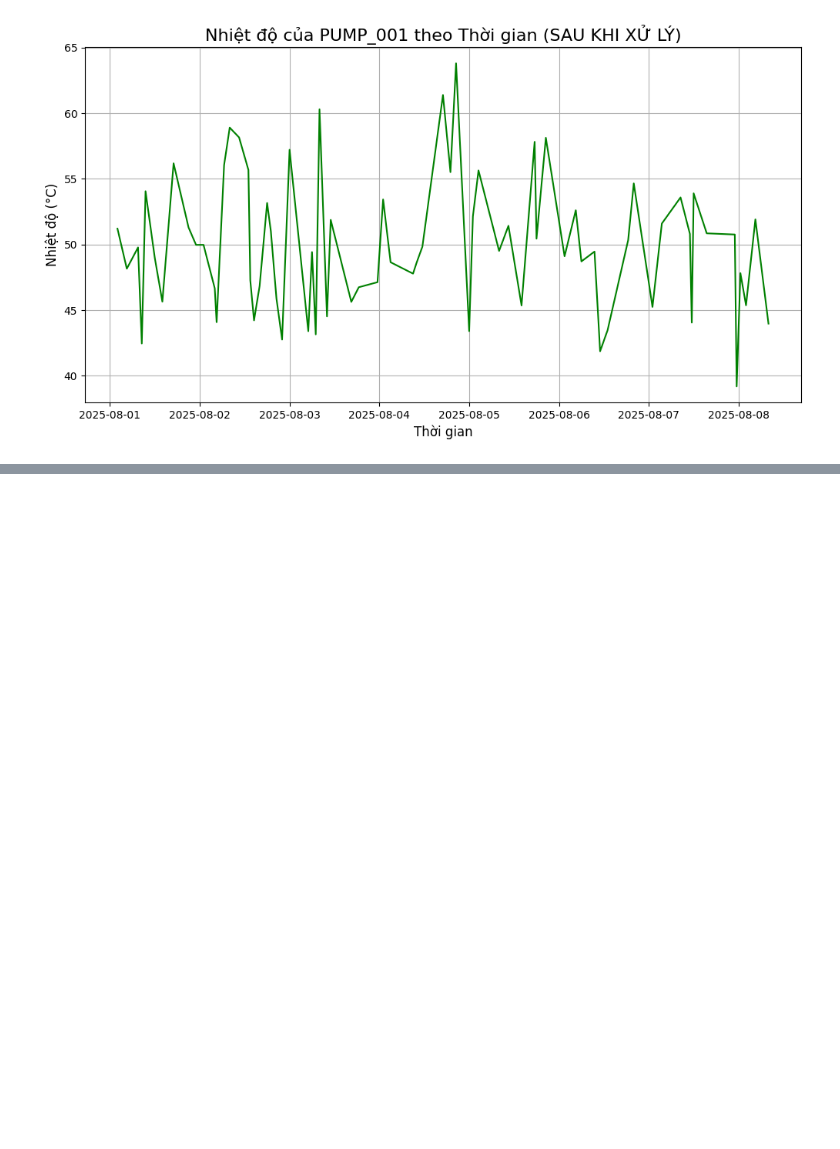
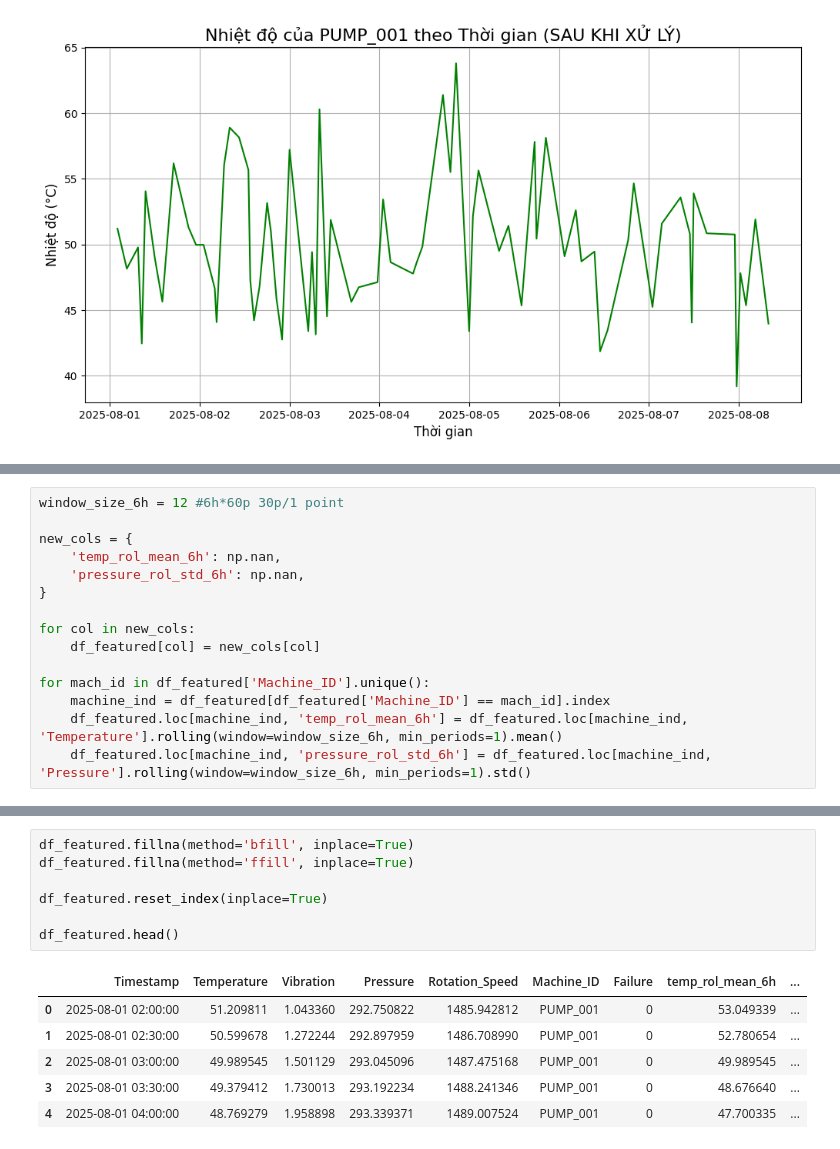
Before and after one commit to nmhkha/dm-project, a Jupyter notebook: pre.ipynb, the cells around one changed output, grey strips where cells are left out. Cells and saved outputs as stored; diff of their text form; blank space fills up the shorter version.

```diff
--- a/pre.ipynb
+++ b/pre.ipynb
@@ -270,0 +277,15 @@ plt.show()
+# %%
+window_size_6h = 12 #6h*60p 30p/1 point
+
+new_cols = {
+    'temp_rol_mean_6h': np.nan,
+    'pressure_rol_std_6h': np.nan,
+}
+
+for col in new_cols:
+    df_featured[col] = new_cols[col]
+
+for mach_id in df_featured['Machine_ID'].unique():
+    machine_ind = df_featured[df_featured['Machine_ID'] == mach_id].index
+    df_featured.loc[machine_ind, 'temp_rol_mean_6h'] = df_featured.loc[machine_ind, 'Temperature'].rolling(window=window_size_6h, min_periods=1).mean()
+    df_featured.loc[machine_ind, 'pressure_rol_std_6h'] = df_featured.loc[machine_ind, 'Pressure'].rolling(window=window_size_6h, min_periods=1).std()
@@ -270,0 +302,14 @@ plt.show()
+# %%
+df_featured.fillna(method='bfill', inplace=True)
+df_featured.fillna(method='ffill', inplace=True)
+
+df_featured.reset_index(inplace=True)
+
+df_featured.head()
+# %% [output]
+|  | Timestamp | Temperature | Vibration | Pressure | Rotation_Speed | Machine_ID | Failure | temp_rol_mean_6h | ... |
+| 0 | 2025-08-01 02:00:00 | 51.209811 | 1.043360 | 292.750822 | 1485.942812 | PUMP_001 | 0 | 53.049339 | ... |
+| 1 | 2025-08-01 02:30:00 | 50.599678 | 1.272244 | 292.897959 | 1486.708990 | PUMP_001 | 0 | 52.780654 | ... |
+| 2 | 2025-08-01 03:00:00 | 49.989545 | 1.501129 | 293.045096 | 1487.475168 | PUMP_001 | 0 | 49.989545 | ... |
+| 3 | 2025-08-01 03:30:00 | 49.379412 | 1.730013 | 293.192234 | 1488.241346 | PUMP_001 | 0 | 48.676640 | ... |
+| 4 | 2025-08-01 04:00:00 | 48.769279 | 1.958898 | 293.339371 | 1489.007524 | PUMP_001 | 0 | 47.700335 | ... |
```
Also changed, not shown: parts of 6 cells of this notebook.
